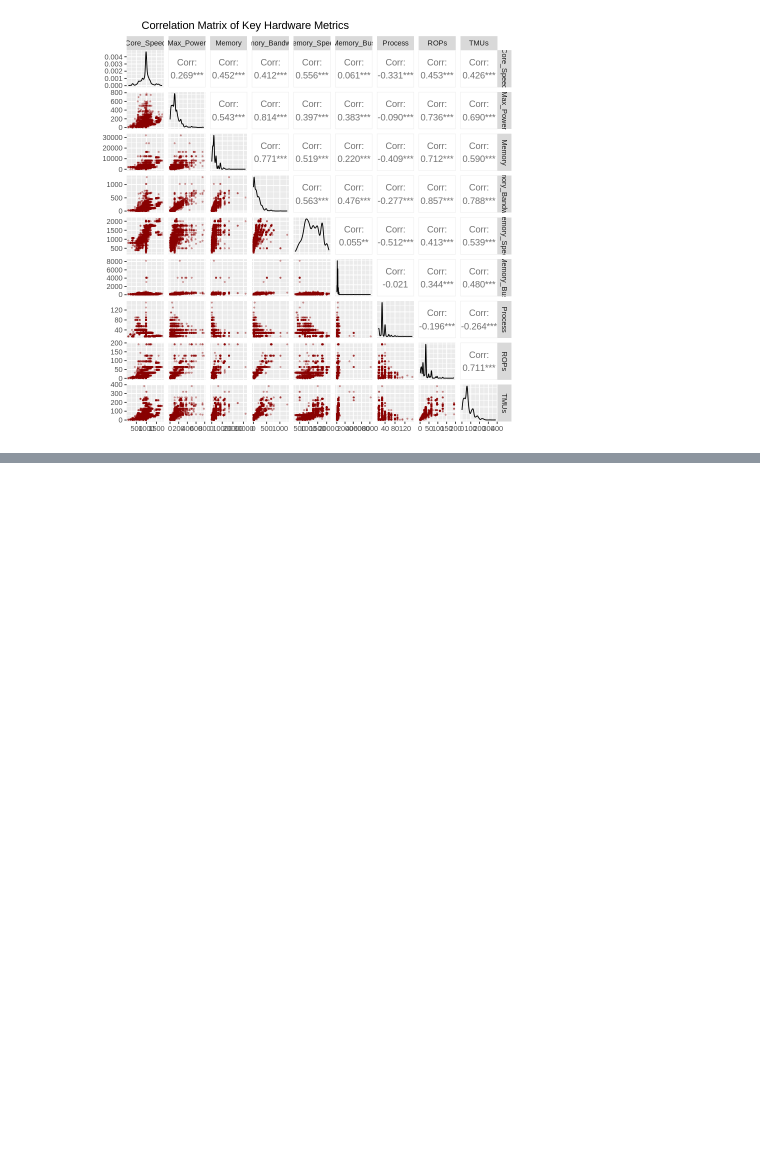
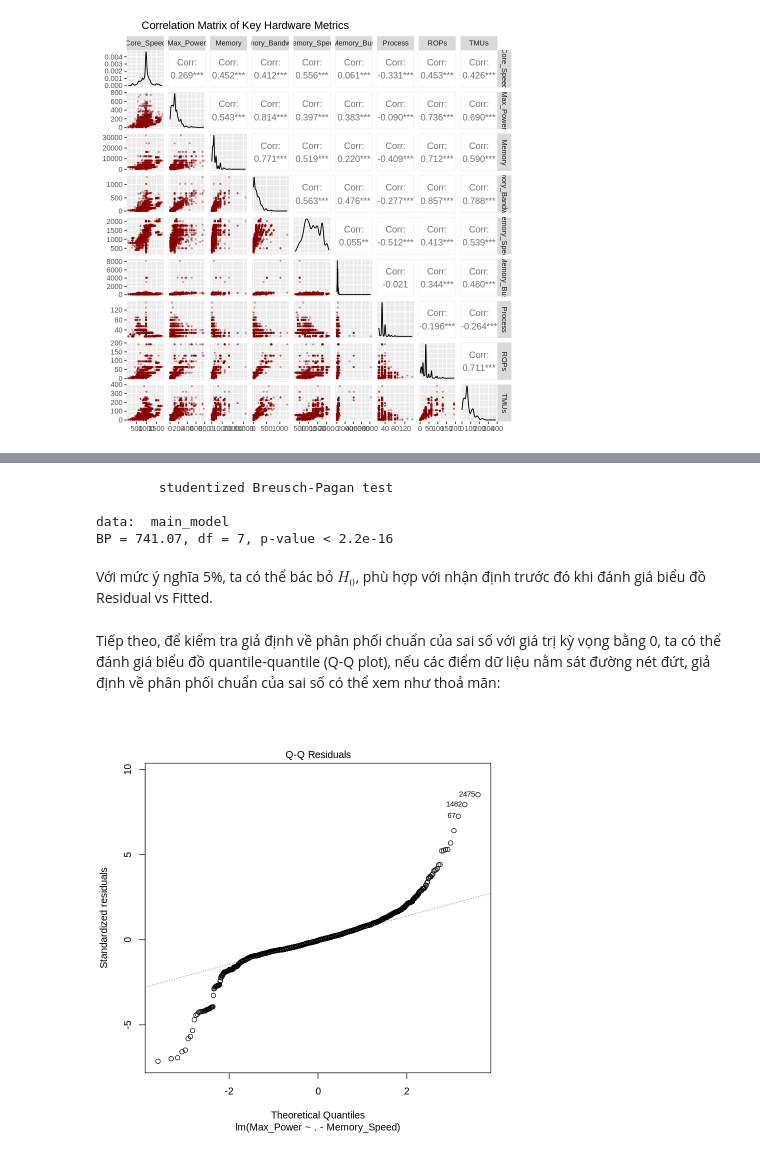
Before and after one commit to mhaih/btl_xstk, a Jupyter notebook: linear-regression/mlr.ipynb, the cells around one changed output, grey strips where cells are left out. Saved outputs shown, nothing was run; the diff lists cells and outputs as text; code cells hidden in the pictures; blank space fills up the shorter version.

```diff
--- a/linear-regression/mlr.ipynb
+++ b/linear-regression/mlr.ipynb
@@ -102,0 +180,16 @@ F-statistic: 975.3 on 8 and 3170 DF,  p-value: < 2.2e-16
+# %%
+library(lmtest)
+bptest(main_model)
+# %% [output]
+        studentized Breusch-Pagan test
+
+data:  main_model
+BP = 741.07, df = 7, p-value < 2.2e-16
+# %% [markdown]
+Với mức ý nghĩa 5%, ta có thể bác bỏ $H_0$, phù hợp với nhận định trước đó khi đánh giá biểu đồ Residual vs Fitted.
+# %% [markdown]
+Tiếp theo, để kiểm tra giả định về phân phối chuẩn của sai số với giá trị kỳ vọng bằng 0, ta có thể đánh giá biểu đồ quantile-quantile (Q-Q plot), nếu các điểm dữ liệu nằm sát đường nét đứt, giả định về phân phối chuẩn của sai số có thể xem như thoả mãn:
+# %%
+plot(main_model, which = 2)
+# %% [output]
+[figure, added]
```
Also changed, not shown: parts of 45 cells of this notebook.
